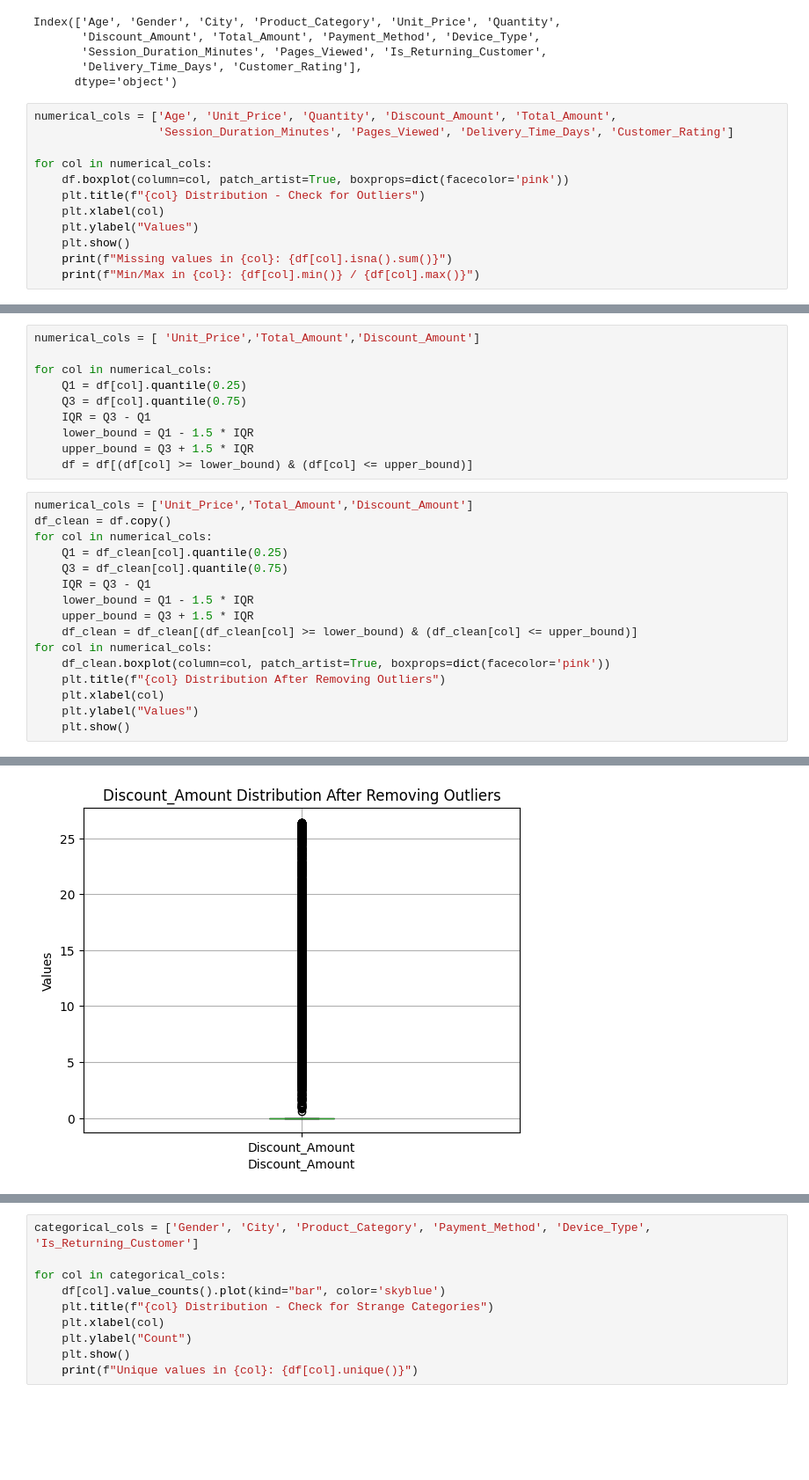
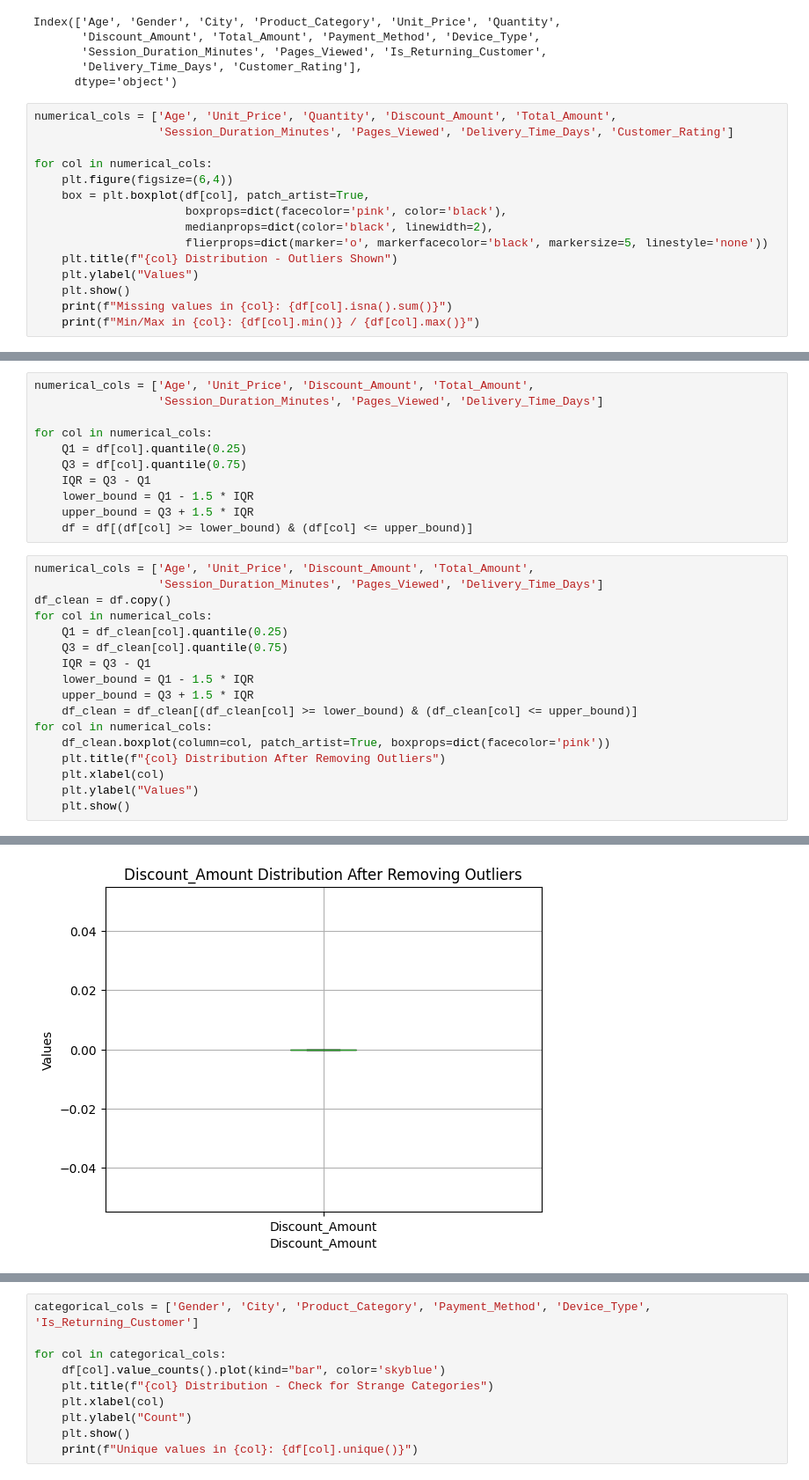
Before and after one commit to shahdelmasry12/Data-Mining-Project, a Jupyter notebook: ecommerce_customer_behavior_dataset_v2.ipynb, the cells around one changed output, grey strips where cells are left out. Shown at 88% size. Cells and saved outputs as stored; diff of their text form; blank space fills up the shorter version.

```diff
--- a/ecommerce_customer_behavior_dataset_v2.ipynb
+++ b/ecommerce_customer_behavior_dataset_v2.ipynb
@@ -164,9 +164,12 @@ numerical_cols = ['Age', 'Unit_Price', 'Quantity', 'Discount_Amount', 'Total_Amo
                   'Session_Duration_Minutes', 'Pages_Viewed', 'Delivery_Time_Days', 'Customer_Rating']
 
 for col in numerical_cols:
-    df.boxplot(column=col, patch_artist=True, boxprops=dict(facecolor='pink'))
-    plt.title(f"{col} Distribution - Check for Outliers")
-    plt.xlabel(col)
+    plt.figure(figsize=(6,4))
+    box = plt.boxplot(df[col], patch_artist=True,
+                      boxprops=dict(facecolor='pink', color='black'),
+                      medianprops=dict(color='black', linewidth=2),
+                      flierprops=dict(marker='o', markerfacecolor='black', markersize=5, linestyle='none'))
+    plt.title(f"{col} Distribution - Outliers Shown")
     plt.ylabel("Values")
     plt.show()
     print(f"Missing values in {col}: {df[col].isna().sum()}")
@@ -192,7 +195,8 @@ Missing values in Session_Duration_Minutes: 0
 Min/Max in Session_Duration_Minutes: 4 / 26
 ... (6 outputs left out)
 # %%
-numerical_cols = [ 'Unit_Price','Total_Amount','Discount_Amount']
+numerical_cols = ['Age', 'Unit_Price', 'Discount_Amount', 'Total_Amount',
+                  'Session_Duration_Minutes', 'Pages_Viewed', 'Delivery_Time_Days']
 
 for col in numerical_cols:
     Q1 = df[col].quantile(0.25)
@@ -202,7 +206,8 @@ for col in numerical_cols:
     upper_bound = Q3 + 1.5 * IQR
     df = df[(df[col] >= lower_bound) & (df[col] <= upper_bound)]
 # %%
-numerical_cols = ['Unit_Price','Total_Amount','Discount_Amount']
+numerical_cols = ['Age', 'Unit_Price', 'Discount_Amount', 'Total_Amount',
+                  'Session_Duration_Minutes', 'Pages_Viewed', 'Delivery_Time_Days']
 df_clean = df.copy()
 for col in numerical_cols:
     Q1 = df_clean[col].quantile(0.25)
@@ -223 +228 @@ for col in numerical_cols:
-[figure, old version]
+[figure, new version]
```
Also changed, not shown: parts of 2 cells of this notebook.
